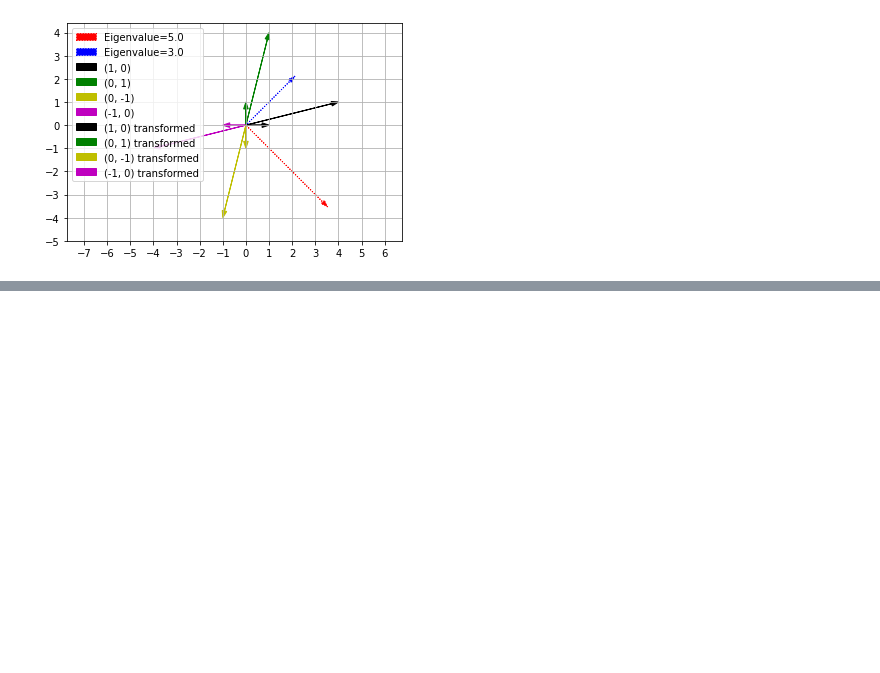
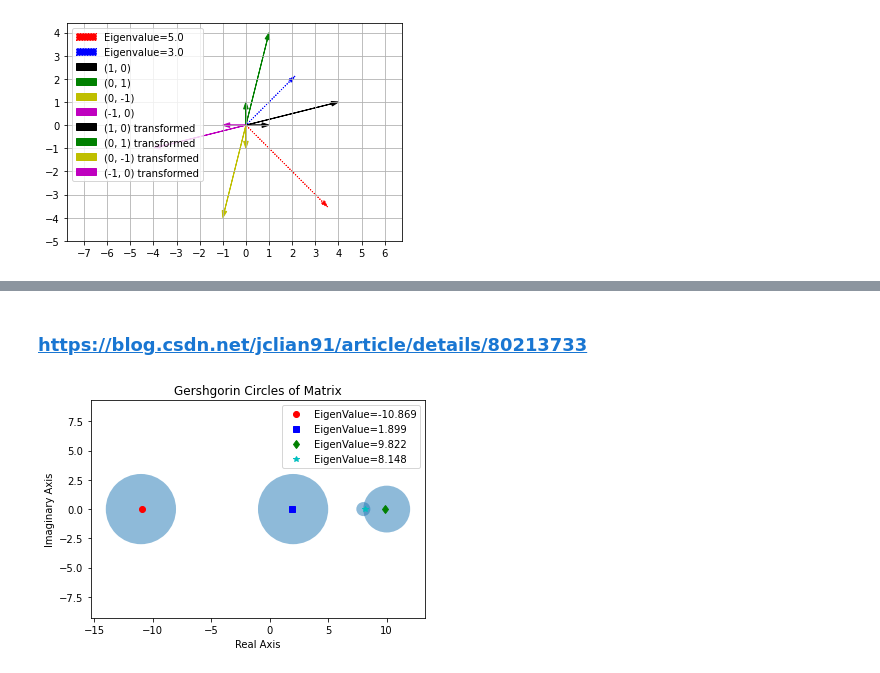
Before and after one commit to aaddccaaa/Matrix_Lecture, a Jupyter notebook: Ch2-Eigenvalues and Eigenvectors/class_examples.ipynb, the cells around one changed output, grey strips where cells are left out. Drawn from its saved outputs; the diff is of its cells as text; code cells hidden in the pictures; blank space fills up the shorter version.

```diff
--- a/Ch2-Eigenvalues and Eigenvectors/class_examples.ipynb
+++ b/Ch2-Eigenvalues and Eigenvectors/class_examples.ipynb
@@ -54,0 +129,61 @@ plt.savefig('Fig_01.png', dpi=300)
+# %% [markdown]
+### https://blog.csdn.net/jclian91/article/details/80213733
+# %%
+# Plotting Gershgorin Circles for any square matrix
+from matplotlib.patches import Circle
+import matplotlib.pyplot as plt
+from math import sqrt
+import numpy as np
+
+def linestyle_generator(type_or_color, color_num):
+    from itertools import cycle
+    bgrcmyk = ['or', 'sb', 'dg', '*c', '^m', 'hy', 'Vk']
+    sddd = ["-", "--", "-.", ":"]  # "solid", "dashed",, "dashdot" "dotted"
+    style_list = []
+    if type_or_color.lower() == 'type':
+        cycle_list = cycle(sddd)
+    elif type_or_color.lower() == 'color':
+        cycle_list = cycle(bgrcmyk)
+    else:
+        warnings.warn('Only "type" or "color" is allowed here')  # raise?
+
+    for i in range(color_num):
+        style_list.append(next(cycle_list))
+    return style_list
+# example matrix, each entity can be complex number
+# A = np.array([[5, 0, 0, -1],
+#               [1, 0, -1, 0],
+#               [-1.5, 1, -2, 1],
+#               [-1, 1, 1, -3j]
+#              ],dtype='complex')
+A = np.array([[10,-1,0,1],[0.2,8,0.2,0.2],[1,1,2,1],[-1,-1,-1,-11]])
+A_eigens = np.linalg.eig(A)[0]
+color_list = linestyle_generator('color', len(A_eigens))
+# begin plotting figure
+fig, ax = plt.subplots()
+# Circle: |A[i,i]-z| <= sum(|A[i,j]| for j in range(n) and j != i)
+for i in range(A.shape[0]):
+    real = A[i,i].real    # each complex's real part
+    imag = A[i,i].imag    # each complex's image part
+
+    # calculate the radius of each circle
+    radius = -sqrt(A[i,i].real**2+A[i,i].imag**2)
+    for j in range(A.shape[0]):
+        radius += sqrt(A[i,j].real**2+A[i,j].imag**2)
+
+    # add the circle to the  figure and plot the center of the circle
+    cir = Circle(xy = (real,imag), radius=radius, alpha=0.5, fill='yellow')
+    ax.add_patch(cir)
+    x, y = A_eigens[i], imag
+    ax.plot(x, y, color_list[i], label=f'EigenValue={x:.3f}')
+plt.legend()
+plt.xlabel('Real Axis')
+plt.ylabel('Imaginary Axis')
+ax.axis('equal')
+# title
+plt.title("Gershgorin Circles of Matrix")
+
+# show the figure which can be used for analyse eigenvalues of the matrix
+plt.savefig("Fig_GerschgorinCircles.png")
+# %% [output]
+[figure, added]
```
Also changed, not shown: parts of 5 cells of this notebook, 3 other files.
